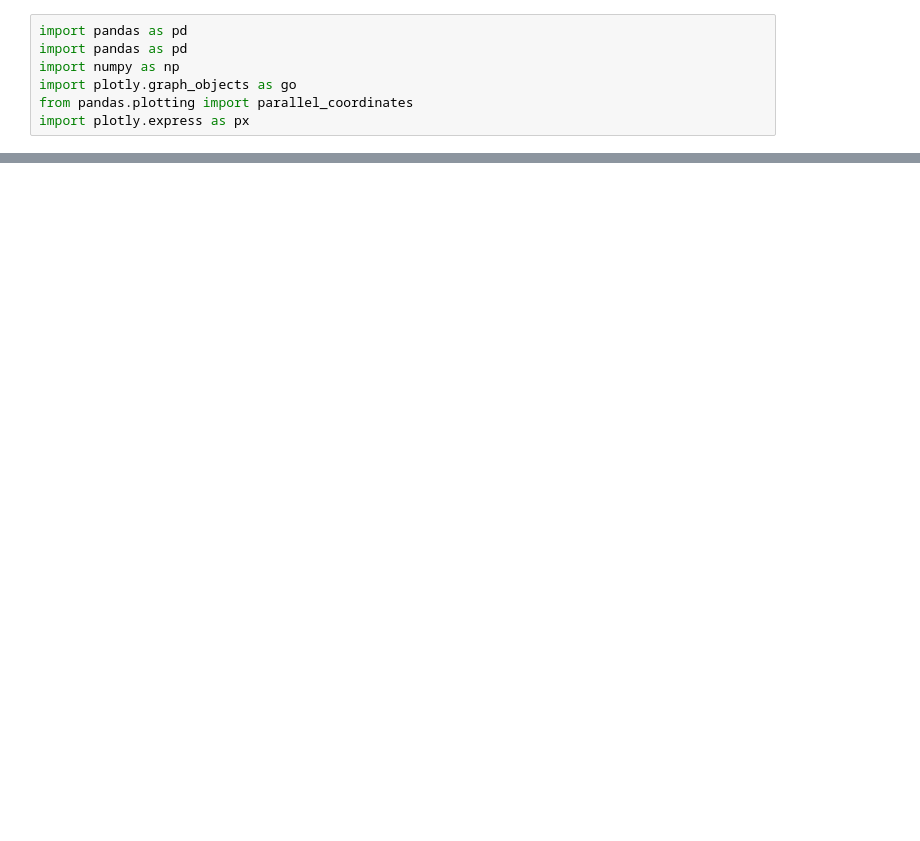
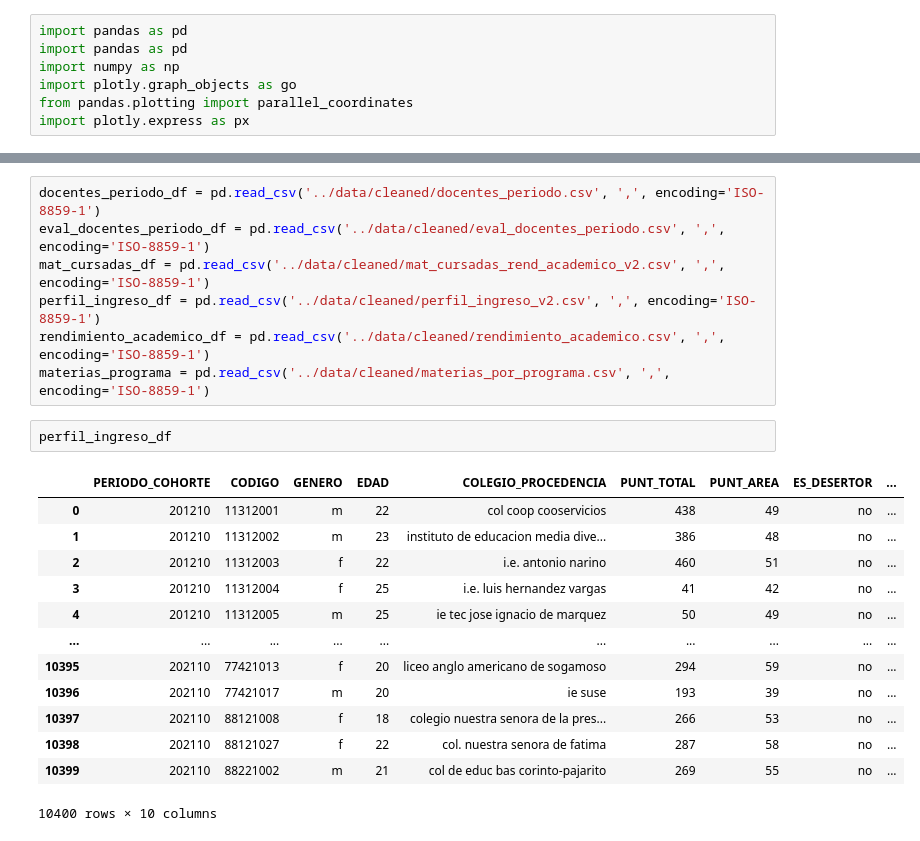
Before and after one commit to DS4A-COL21-G56/DS4A_G56, a Jupyter notebook: notebooks/processed_data.ipynb, the cells around one changed output, grey strips where cells are left out. Saved outputs shown, nothing was run; the diff lists cells and outputs as text; blank space fills up the shorter version.

```diff
--- a/notebooks/processed_data.ipynb
+++ b/notebooks/processed_data.ipynb
@@ -25,0 +8,23 @@ new_dataset
+# %%
+docentes_periodo_df = pd.read_csv('../data/cleaned/docentes_periodo.csv', ',', encoding='ISO-8859-1')
+eval_docentes_periodo_df = pd.read_csv('../data/cleaned/eval_docentes_periodo.csv', ',', encoding='ISO-8859-1')
+mat_cursadas_df = pd.read_csv('../data/cleaned/mat_cursadas_rend_academico_v2.csv', ',', encoding='ISO-8859-1')
+perfil_ingreso_df = pd.read_csv('../data/cleaned/perfil_ingreso_v2.csv', ',', encoding='ISO-8859-1')
+rendimiento_academico_df = pd.read_csv('../data/cleaned/rendimiento_academico.csv', ',', encoding='ISO-8859-1')
+materias_programa = pd.read_csv('../data/cleaned/materias_por_programa.csv', ',', encoding='ISO-8859-1')
+# %%
+perfil_ingreso_df
+# %% [output]
+|  | PERIODO_COHORTE | CODIGO | GENERO | EDAD | COLEGIO_PROCEDENCIA | PUNT_TOTAL | PUNT_AREA | ES_DESERTOR | ... |
+| 0 | 201210 | 11312001 | m | 22 | col coop cooservicios | 438 | 49 | no | ... |
+| 1 | 201210 | 11312002 | m | 23 | instituto de educacion media dive... | 386 | 48 | no | ... |
+| 2 | 201210 | 11312003 | f | 22 | i.e. antonio narino | 460 | 51 | no | ... |
+| 3 | 201210 | 11312004 | f | 25 | i.e. luis hernandez vargas | 41 | 42 | no | ... |
+| 4 | 201210 | 11312005 | m | 25 | ie tec jose ignacio de marquez | 50 | 49 | no | ... |
+| ... | ... | ... | ... | ... | ... | ... | ... | ... | ... |
+| 10395 | 202110 | 77421013 | f | 20 | liceo anglo americano de sogamoso | 294 | 59 | no | ... |
+| 10396 | 202110 | 77421017 | m | 20 | ie suse | 193 | 39 | no | ... |
+| 10397 | 202110 | 88121008 | f | 18 | colegio nuestra senora de la pres... | 266 | 53 | no | ... |
+| 10398 | 202110 | 88121027 | f | 22 | col. nuestra senora de fatima | 287 | 58 | no | ... |
+| 10399 | 202110 | 88221002 | m | 21 | col de educ bas corinto-pajarito | 269 | 55 | no | ... |
+10400 rows × 10 columns
```
Also changed, not shown: parts of 31 cells of this notebook, 1 other file.
